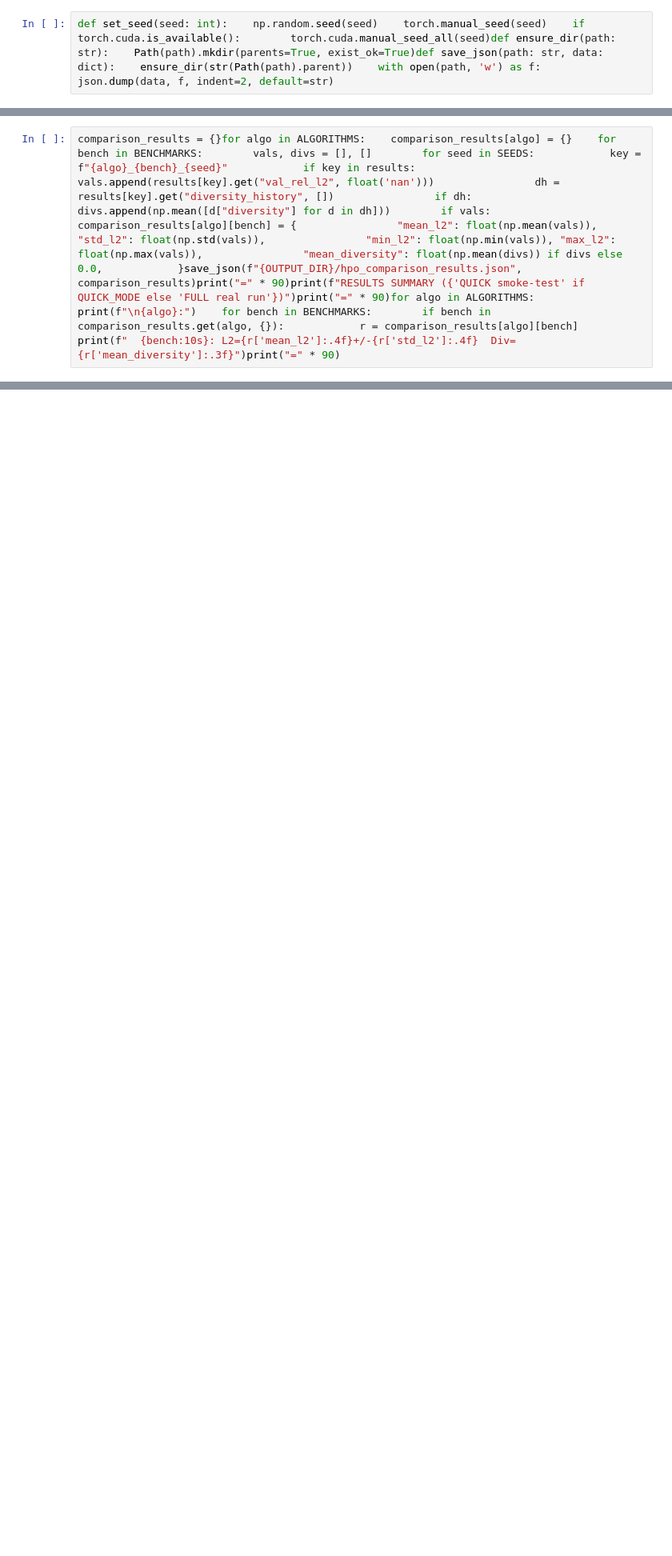
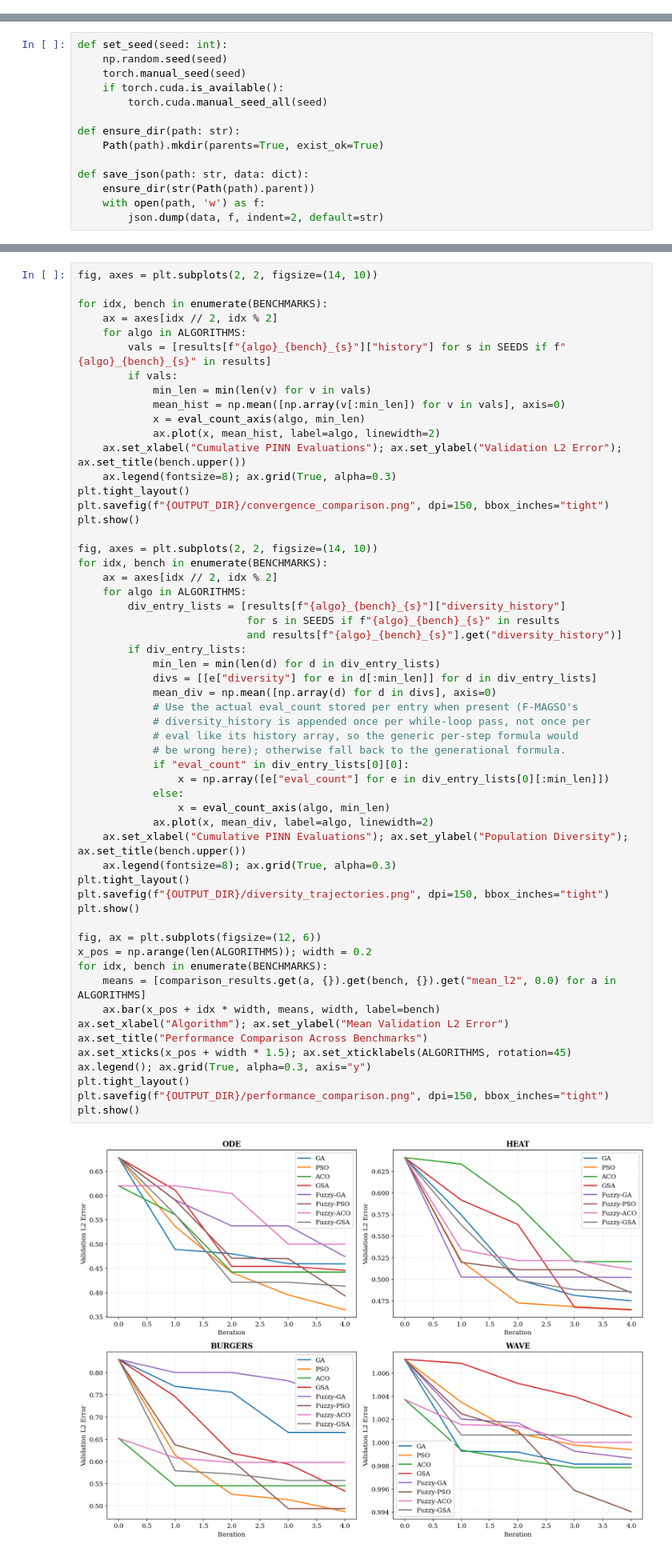
Before and after one commit to Rahuldrabit/OptimizationOverviewPINN, a Jupyter notebook: NSYS2026_Full_Colab.ipynb, the cells around one changed output, grey strips where cells are left out. Shown at 80% size. Saved outputs shown, nothing was run; the diff lists cells and outputs as text; blank space fills up the shorter version.

```diff
--- a/NSYS2026_Full_Colab.ipynb
+++ b/NSYS2026_Full_Colab.ipynb
@@ -7,2 +0,0 @@ import os, json, timefrom pathlib import Pathfrom dataclasses import dataclass,
-# %%
-def set_seed(seed: int):    np.random.seed(seed)    torch.manual_seed(seed)    if torch.cuda.is_available():        torch.cuda.manual_seed_all(seed)def ensure_dir(path: str):    Path(path).mkdir(parents=True, exist_ok=True)def save_json(path: str, data: dict):    ensure_dir(str(Path(path).parent))    with open(path, 'w') as f:        json.dump(data, f, indent=2, default=str)
@@ -29,2 +0,0 @@ results = {}start_time = time.time()pbar = tqdm(total=len(tasks), desc="Optimiza
-# %%
-comparison_results = {}for algo in ALGORITHMS:    comparison_results[algo] = {}    for bench in BENCHMARKS:        vals, divs = [], []        for seed in SEEDS:            key = f"{algo}_{bench}_{seed}"            if key in results:                vals.append(results[key].get("val_rel_l2", float('nan')))                dh = results[key].get("diversity_history", [])                if dh:                    divs.append(np.mean([d["diversity"] for d in dh]))        if vals:            comparison_results[algo][bench] = {                "mean_l2": float(np.mean(vals)), "std_l2": float(np.std(vals)),                "min_l2": float(np.min(vals)), "max_l2": float(np.max(vals)),                "mean_diversity": float(np.mean(divs)) if divs else 0.0,            }save_json(f"{OUTPUT_DIR}/hpo_comparison_results.json", comparison_results)print("=" * 90)print(f"RESULTS SUMMARY ({'QUICK smoke-test' if QUICK_MODE else 'FULL real run'})")print("=" * 90)for algo in ALGORITHMS:    print(f"\n{algo}:")    for bench in BENCHMARKS:        if bench in comparison_results.get(algo, {}):            r = comparison_results[algo][bench]            print(f"  {bench:10s}: L2={r['mean_l2']:.4f}+/-{r['std_l2']:.4f}  Div={r['mean_diversity']:.3f}")print("=" * 90)
@@ -38,0 +104,14 @@ import shutilshutil.make_archive(f"{OUTPUT_DIR}/nsys2026_results", 'zip', OUTPUT
+# %%
+def set_seed(seed: int):
+    np.random.seed(seed)
+    torch.manual_seed(seed)
+    if torch.cuda.is_available():
+        torch.cuda.manual_seed_all(seed)
+
+def ensure_dir(path: str):
+    Path(path).mkdir(parents=True, exist_ok=True)
+
+def save_json(path: str, data: dict):
+    ensure_dir(str(Path(path).parent))
+    with open(path, 'w') as f:
+        json.dump(data, f, indent=2, default=str)
@@ -38,0 +2252,58 @@ import shutilshutil.make_archive(f"{OUTPUT_DIR}/nsys2026_results", 'zip', OUTPUT
+# %%
+fig, axes = plt.subplots(2, 2, figsize=(14, 10))
+
+for idx, bench in enumerate(BENCHMARKS):
+    ax = axes[idx // 2, idx % 2]
+    for algo in ALGORITHMS:
+        vals = [results[f"{algo}_{bench}_{s}"]["history"] for s in SEEDS if f"{algo}_{bench}_{s}" in results]
+        if vals:
+            min_len = min(len(v) for v in vals)
+            mean_hist = np.mean([np.array(v[:min_len]) for v in vals], axis=0)
+            x = eval_count_axis(algo, min_len)
+            ax.plot(x, mean_hist, label=algo, linewidth=2)
+    ax.set_xlabel("Cumulative PINN Evaluations"); ax.set_ylabel("Validation L2 Error"); ax.set_title(bench.upper())
+    ax.legend(fontsize=8); ax.grid(True, alpha=0.3)
+plt.tight_layout()
+plt.savefig(f"{OUTPUT_DIR}/convergence_comparison.png", dpi=150, bbox_inches="tight")
+plt.show()
+
+fig, axes = plt.subplots(2, 2, figsize=(14, 10))
+for idx, bench in enumerate(BENCHMARKS):
+    ax = axes[idx // 2, idx % 2]
+    for algo in ALGORITHMS:
+        div_entry_lists = [results[f"{algo}_{bench}_{s}"]["diversity_history"]
+                           for s in SEEDS if f"{algo}_{bench}_{s}" in results
+                           and results[f"{algo}_{bench}_{s}"].get("diversity_history")]
+        if div_entry_lists:
+            min_len = min(len(d) for d in div_entry_lists)
+            divs = [[e["diversity"] for e in d[:min_len]] for d in div_entry_lists]
+            mean_div = np.mean([np.array(d) for d in divs], axis=0)
+            # Use the actual eval_count stored per entry when present (F-MAGSO's
+            # diversity_history is appended once per while-loop pass, not once per
+            # eval like its history array, so the generic per-step formula would
+            # be wrong here); otherwise fall back to the generational formula.
+            if "eval_count" in div_entry_lists[0][0]:
+                x = np.array([e["eval_count"] for e in div_entry_lists[0][:min_len]])
+            else:
+                x = eval_count_axis(algo, min_len)
+            ax.plot(x, mean_div, label=algo, linewidth=2)
+    ax.set_xlabel("Cumulative PINN Evaluations"); ax.set_ylabel("Population Diversity"); ax.set_title(bench.upper())
+    ax.legend(fontsize=8); ax.grid(True, alpha=0.3)
+plt.tight_layout()
+plt.savefig(f"{OUTPUT_DIR}/diversity_trajectories.png", dpi=150, bbox_inches="tight")
+plt.show()
+
+fig, ax = plt.subplots(figsize=(12, 6))
+x_pos = np.arange(len(ALGORITHMS)); width = 0.2
+for idx, bench in enumerate(BENCHMARKS):
+    means = [comparison_results.get(a, {}).get(bench, {}).get("mean_l2", 0.0) for a in ALGORITHMS]
+    ax.bar(x_pos + idx * width, means, width, label=bench)
+ax.set_xlabel("Algorithm"); ax.set_ylabel("Mean Validation L2 Error")
+ax.set_title("Performance Comparison Across Benchmarks")
+ax.set_xticks(x_pos + width * 1.5); ax.set_xticklabels(ALGORITHMS, rotation=45)
+ax.legend(); ax.grid(True, alpha=0.3, axis="y")
+plt.tight_layout()
+plt.savefig(f"{OUTPUT_DIR}/performance_comparison.png", dpi=150, bbox_inches="tight")
+plt.show()
+# %% [output]
+[figure, added]
```
Also changed, not shown: parts of 45 cells of this notebook, 38 other files.
